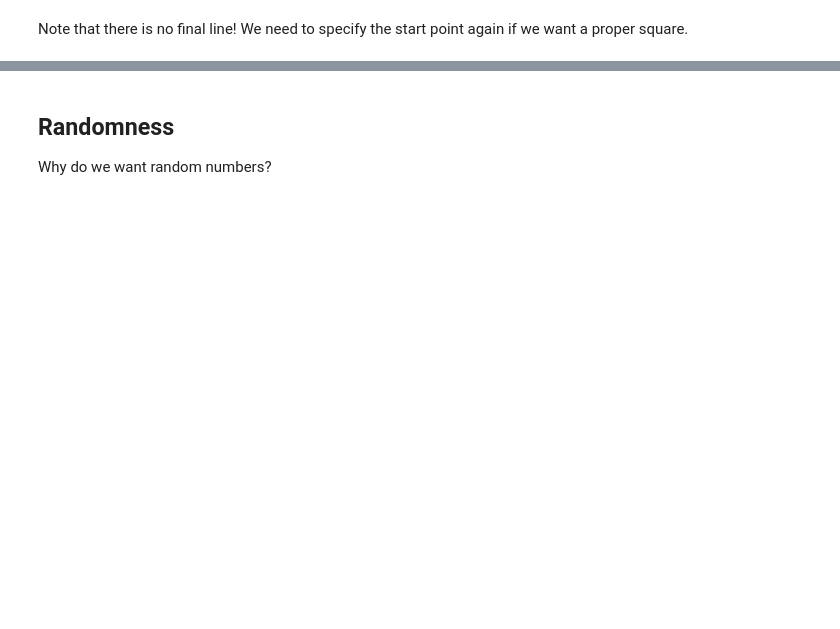
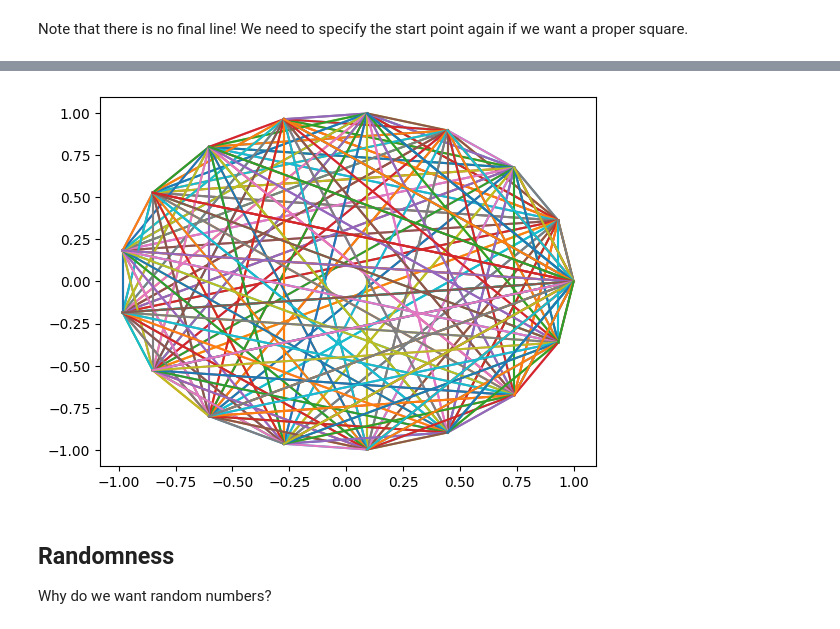
Before and after one commit to mattoxb/cs101-jupyter, a Jupyter notebook: Randomness.ipynb, the cells around one changed output, grey strips where cells are left out. Drawn from its saved outputs; the diff is of its cells as text; code cells hidden in the pictures; blank space fills up the shorter version.

```diff
--- a/Randomness.ipynb
+++ b/Randomness.ipynb
@@ -29,3 +39,7 @@ for i in np.linspace(0,2*np.pi,10):
+# %%
+rosette(17)
+# %% [output]
+[figure, added]
 # %% [markdown]
 ## Randomness
 
```
Also changed, not shown: parts of 16 cells of this notebook.
